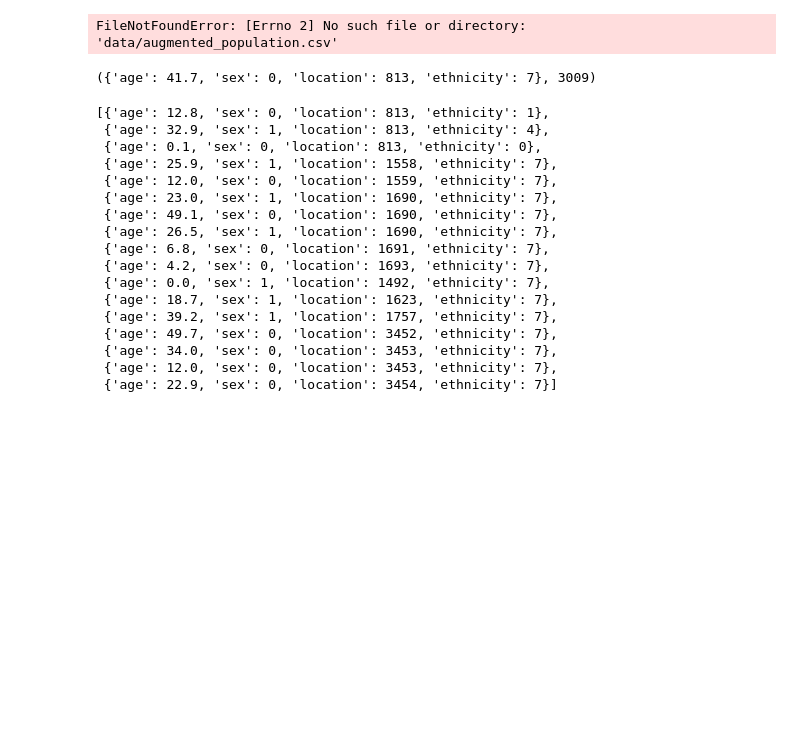
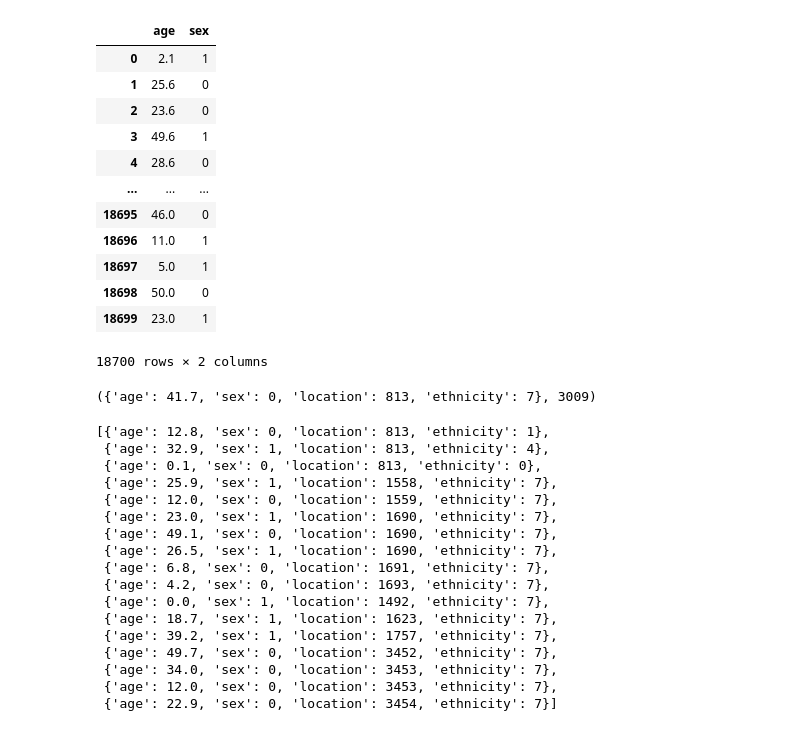
Before and after one commit to AIforGoodSimulator/network-model-python, a Jupyter notebook: notebooks/FullMoriaNetwork.ipynb, the cells around one changed output. Cells and saved outputs as stored; diff of their text form; code cells hidden in the pictures; blank space fills up the shorter version.

```diff
--- a/notebooks/FullMoriaNetwork.ipynb
+++ b/notebooks/FullMoriaNetwork.ipynb
@@ -1,10 +1,22 @@
 # %%
 import pandas as pd
 
-df = pd.read_csv('../data/augmented_population.csv', index_col=0)
+df = pd.read_csv('data/augmented_population.csv', index_col=0)
 df
 # %% [output]
+|  | age | sex |
+| 0 | 2.1 | 1 |
+| 1 | 25.6 | 0 |
+| 2 | 23.6 | 0 |
+| 3 | 49.6 | 1 |
+| 4 | 28.6 | 0 |
+| ... | ... | ... |
+| 18695 | 46.0 | 0 |
+| 18696 | 11.0 | 1 |
+| 18697 | 5.0 | 1 |
+| 18698 | 50.0 | 0 |
+| 18699 | 23.0 | 1 |
-FileNotFoundError: [Errno 2] No such file or directory: 'data/augmented_population.csv'
+18700 rows × 2 columns
 # %%
 houses_pop = 8100
 tents_block1 = (len(df) - houses_pop) / 4 * 0.5
```
Also changed, not shown: 6 other files.
